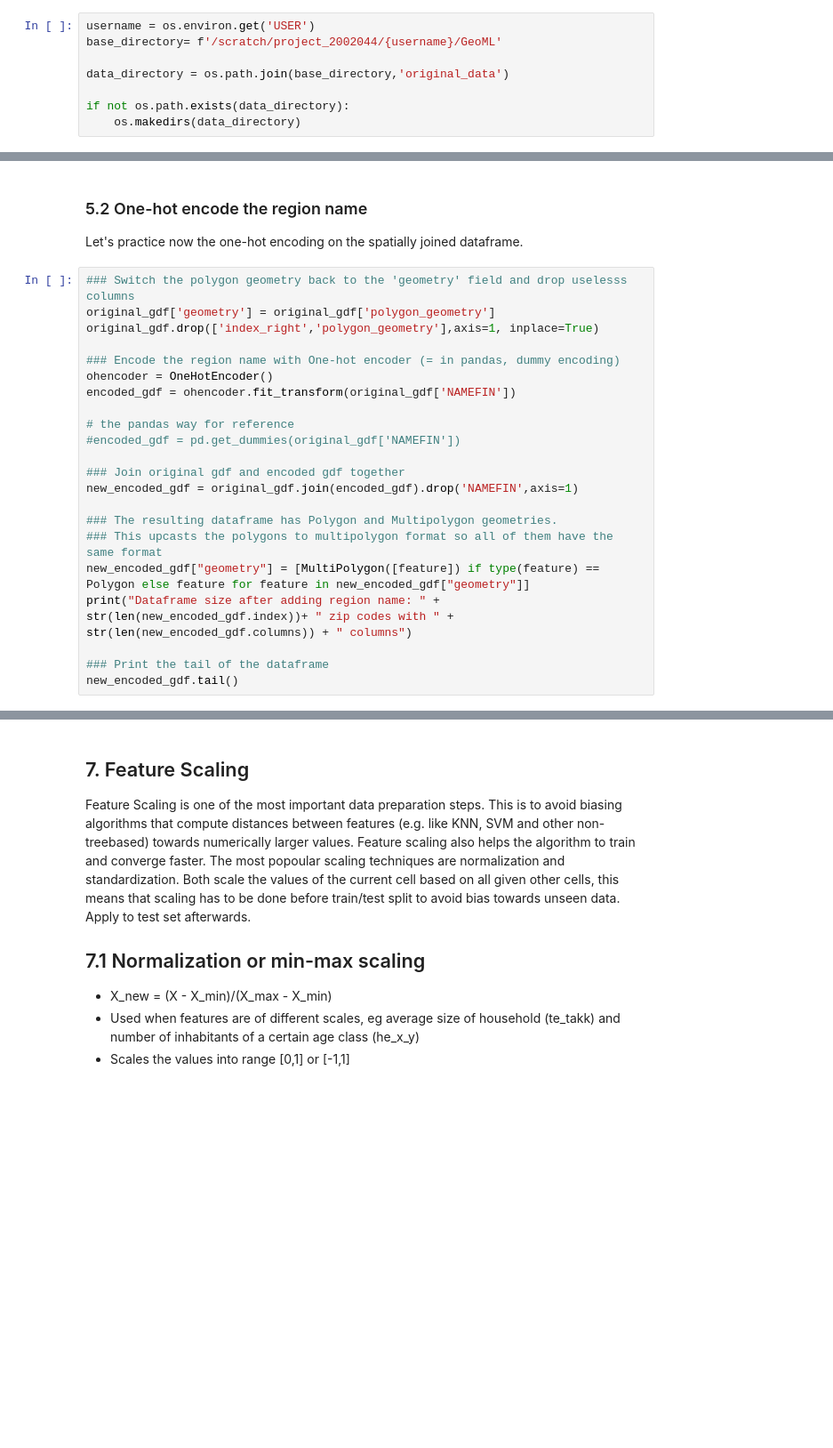
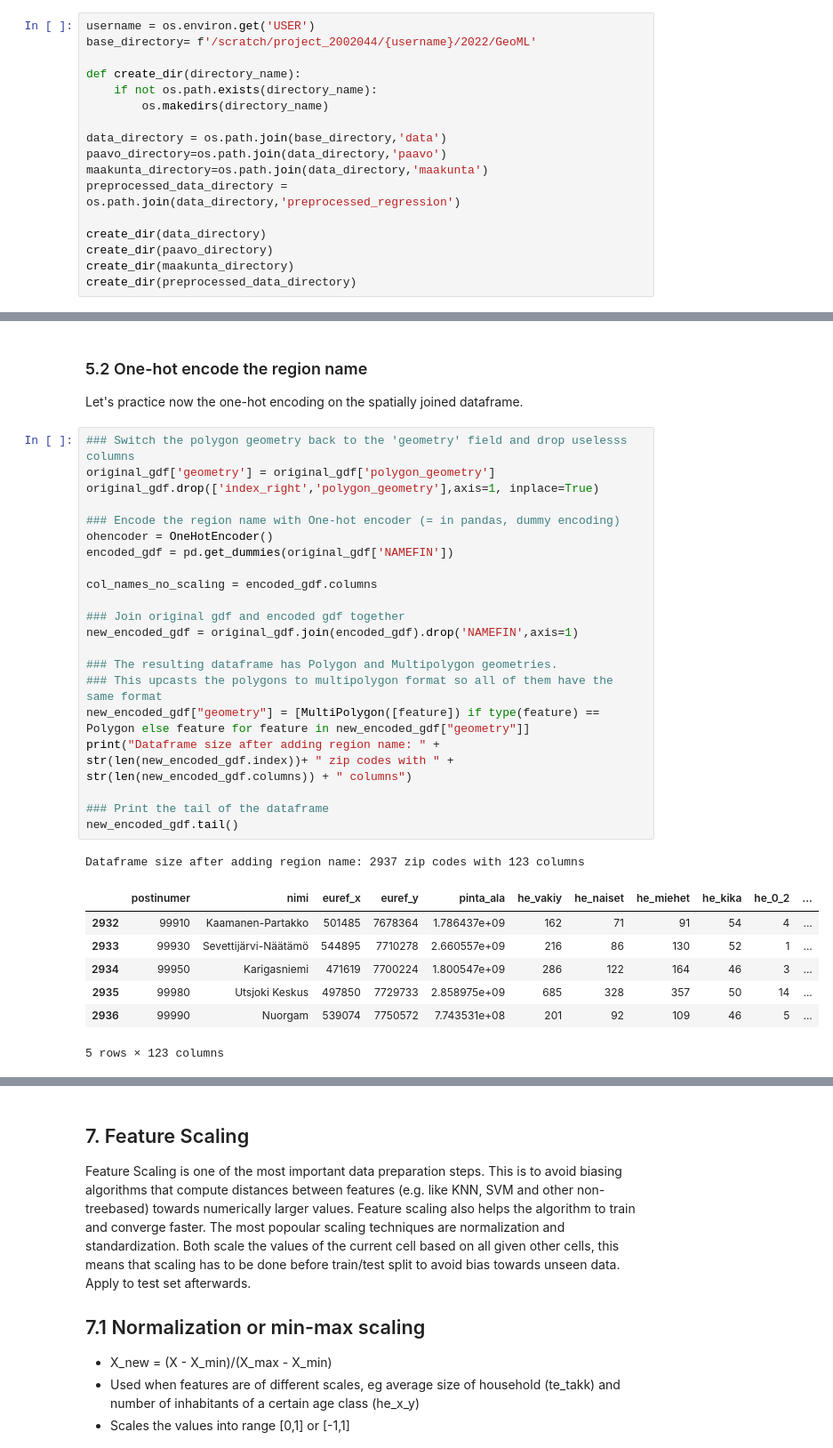
Before and after one commit to csc-training/GeoML, a Jupyter notebook: 02_vector_data_preparation/02_vector_preparation.ipynb, the cells around one changed output, grey strips where cells are left out. Shown: that part at 89% size. Cells and saved outputs as stored; diff of their text form; blank space fills up the shorter version.

```diff
--- a/02_vector_data_preparation/02_vector_preparation.ipynb
+++ b/02_vector_data_preparation/02_vector_preparation.ipynb
@@ -111,12 +113,21 @@ random_seed= 42
 Let's create a data directory in the base of our GeoML directory, where we store the original data.
 # %%
 username = os.environ.get('USER')
-base_directory= f'/scratch/project_2002044/{username}/GeoML'
+base_directory= f'/scratch/project_2002044/{username}/2022/GeoML'
 
-data_directory = os.path.join(base_directory,'original_data')
+def create_dir(directory_name):
+    if not os.path.exists(directory_name):
+        os.makedirs(directory_name)
 
-if not os.path.exists(data_directory):
-    os.makedirs(data_directory)
+data_directory = os.path.join(base_directory,'data')
+paavo_directory=os.path.join(data_directory,'paavo')
+maakunta_directory=os.path.join(data_directory,'maakunta')
+preprocessed_data_directory = os.path.join(data_directory,'preprocessed_regression')
+
+create_dir(data_directory)
+create_dir(paavo_directory)
+create_dir(maakunta_directory)
+create_dir(preprocessed_data_directory)
 # %% [markdown]
 ### 1.2 Getting data
 Let's get the original datasets that we need for this exercise from Puhtis `data` (read only) directory.
@@ -343,25 +415,33 @@ Let's practice now the one-hot encoding on the spatially joined dataframe.
 # %%
 ### Switch the polygon geometry back to the 'geometry' field and drop uselesss columns
 original_gdf['geometry'] = original_gdf['polygon_geometry']
 original_gdf.drop(['index_right','polygon_geometry'],axis=1, inplace=True)
 
 ### Encode the region name with One-hot encoder (= in pandas, dummy encoding)
 ohencoder = OneHotEncoder()
-encoded_gdf = ohencoder.fit_transform(original_gdf['NAMEFIN'])
+encoded_gdf = pd.get_dummies(original_gdf['NAMEFIN'])
 
-# the pandas way for reference
-#encoded_gdf = pd.get_dummies(original_gdf['NAMEFIN'])
+col_names_no_scaling = encoded_gdf.columns
 
 ### Join original gdf and encoded gdf together
 new_encoded_gdf = original_gdf.join(encoded_gdf).drop('NAMEFIN',axis=1)
 
 ### The resulting dataframe has Polygon and Multipolygon geometries.
 ### This upcasts the polygons to multipolygon format so all of them have the same format
 new_encoded_gdf["geometry"] = [MultiPolygon([feature]) if type(feature) == Polygon else feature for feature in new_encoded_gdf["geometry"]]
 print("Dataframe size after adding region name: " + str(len(new_encoded_gdf.index))+ " zip codes with " + str(len(new_encoded_gdf.columns)) + " columns")
 
 ### Print the tail of the dataframe
 new_encoded_gdf.tail()
+# %% [output]
+Dataframe size after adding region name: 2937 zip codes with 123 columns
+|  | postinumer | nimi | euref_x | euref_y | pinta_ala | he_vakiy | he_naiset | he_miehet | he_kika | he_0_2 | ... |
+| 2932 | 99910 | Kaamanen-Partakko | 501485 | 7678364 | 1.786437e+09 | 162 | 71 | 91 | 54 | 4 | ... |
+| 2933 | 99930 | Sevettijärvi-Näätämö | 544895 | 7710278 | 2.660557e+09 | 216 | 86 | 130 | 52 | 1 | ... |
+| 2934 | 99950 | Karigasniemi | 471619 | 7700224 | 1.800547e+09 | 286 | 122 | 164 | 46 | 3 | ... |
+| 2935 | 99980 | Utsjoki Keskus | 497850 | 7729733 | 2.858975e+09 | 685 | 328 | 357 | 50 | 14 | ... |
+| 2936 | 99990 | Nuorgam | 539074 | 7750572 | 7.743531e+08 | 201 | 92 | 109 | 46 | 5 | ... |
+5 rows × 123 columns
 # %% [markdown]
 ## 6. Train- Test split
 
```
Also changed, not shown: parts of 21 cells of this notebook.
